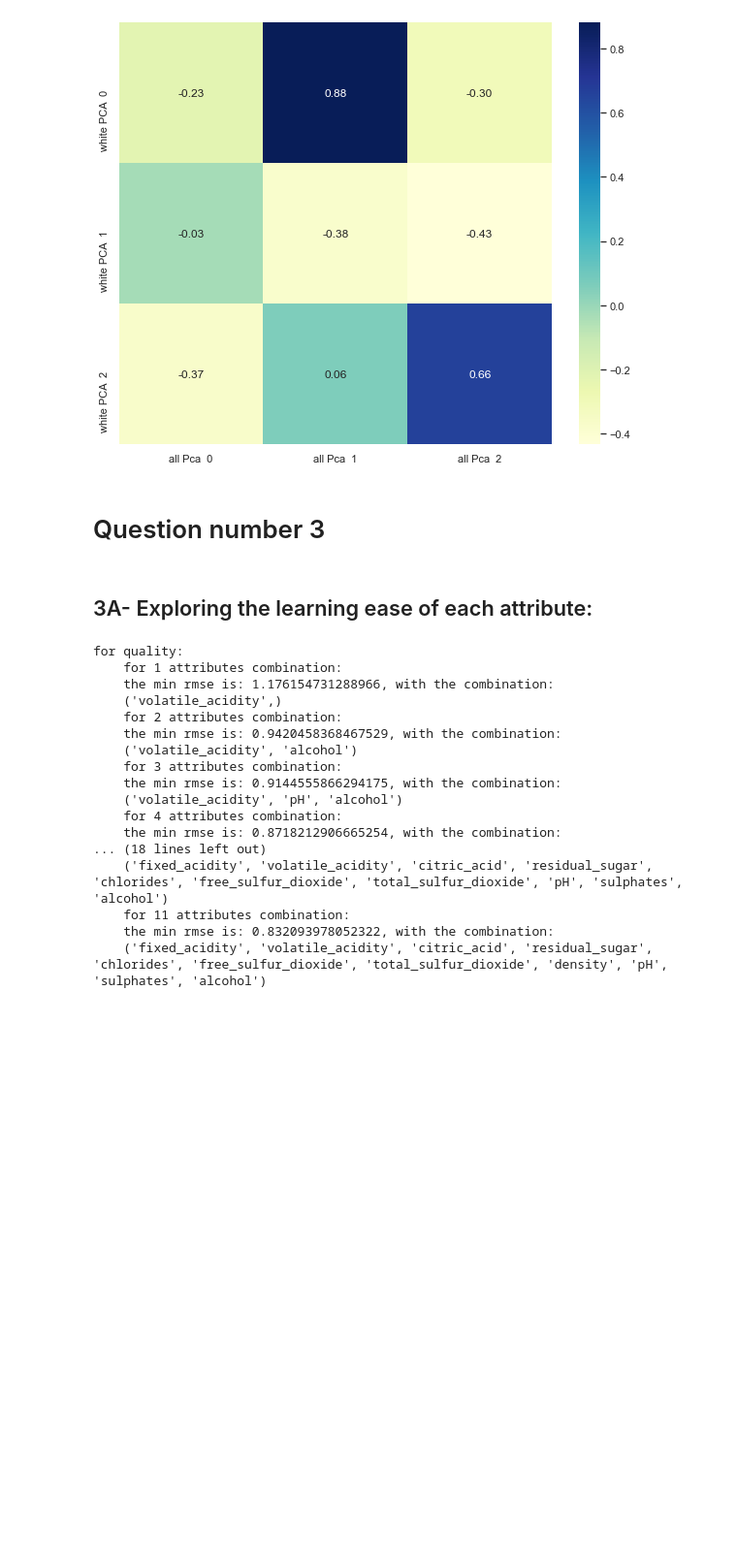
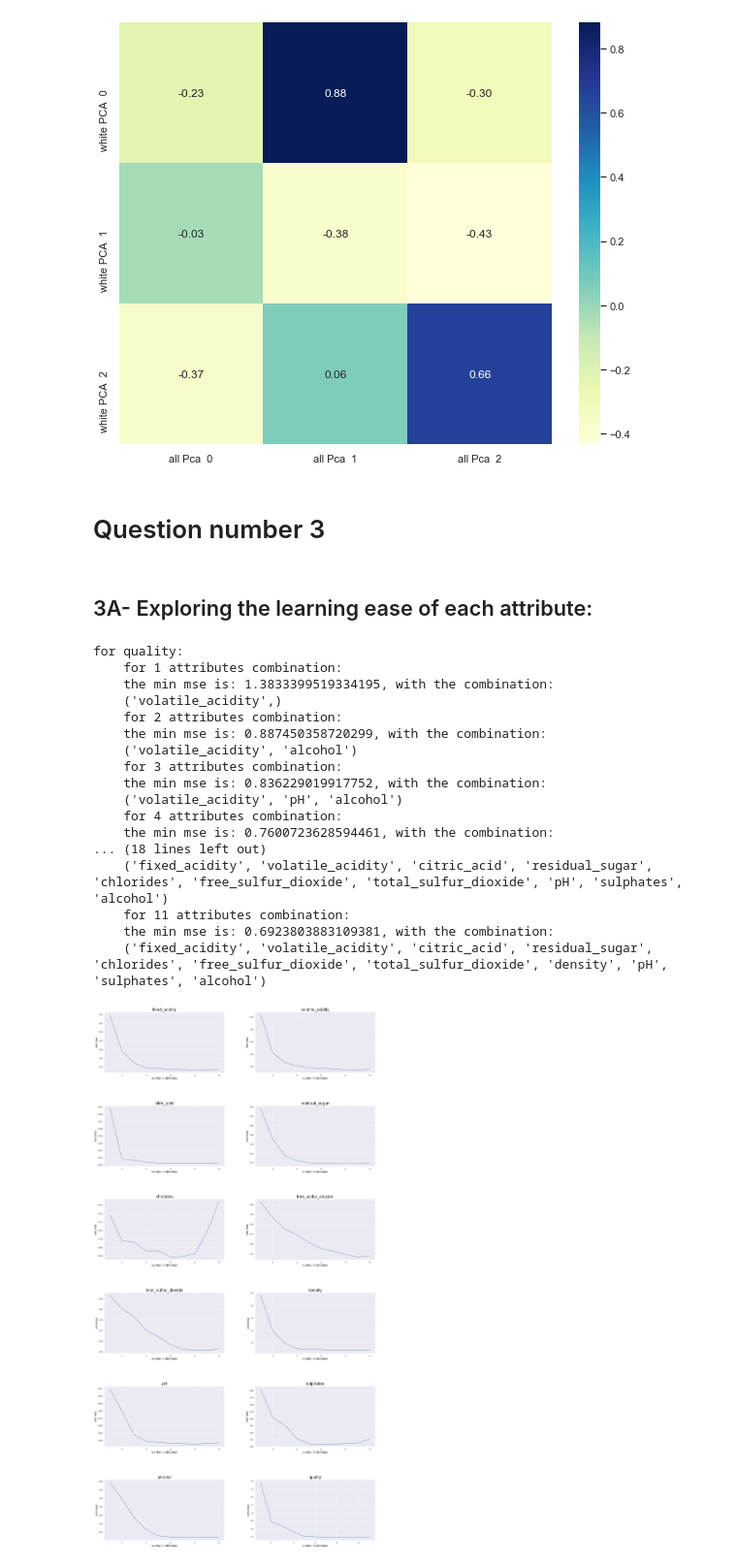
Before and after one commit to netanelGinish/AI_Introduction, a Jupyter notebook: Main Notebook.ipynb, the cells around one changed output. Shown at 97% size. Drawn from its saved outputs; the diff is of its cells as text; code cells hidden in the pictures; blank space fills up the shorter version.

```diff
--- a/Main Notebook.ipynb
+++ b/Main Notebook.ipynb
@@ -800,27 +826,27 @@ plt.show()
 ## 3A- Exploring the learning ease of each attribute:
 # %%
 class Combination:
-    def __init__(self, att_comb, rmse):
+    def __init__(self, att_comb, mse):
         self.att_comb = att_comb
-        self.rmse = rmse
+        self.mse = mse
 
     def get_att_comb(self):
         return self.att_comb
 
-    def get_rmse(self):
-        return self.rmse
+    def get_mse(self):
+        return self.mse
 
     def get_number_of_atributes(self):
         return len(self.att_comb)
 
 
-def calc_lin_reg_rmse(X, combination, attribute_df) -> float:
+def calc_lin_reg_mse(X, combination, attribute_df) -> float:
     X_train, X_test, attribute_train, attribute_test = train_test_split(X[[col for col in combination]],
                                                                         attribute_df, test_size=0.18, random_state=42)
     reg = LinearRegression().fit(X_train, attribute_train)
     attribute_pred = reg.predict(X_test)
 
-    return mean_squared_error(attribute_test, attribute_pred) ** 0.5
+    return mean_squared_error(attribute_test, attribute_pred)
 
 
 def open_tuple_with_dict(dictionary, tup):
@@ -829,7 +855,7 @@ def open_tuple_with_dict(dictionary, tup):
 # %%
 
 
-# # Linear regresion RMSE of attribute,
+# # Linear regresion MSE of attribute,
 # # depending on the number of attributes used in the learning process
 
 attribute_combinations_list = []
@@ -844,15 +870,15 @@ for attribute in X.columns.tolist():
     current_X.columns = range(10)
     combinations_list = []
     for i in range(10):
-        min_rmse = float('inf')
+        min_mse = float('inf')
         min_combination = ()
         for combination in combinations(range(10), i + 1):
-            lin_reg_calc = calc_lin_reg_rmse(current_X, combination, attribute_df)
-            if lin_reg_calc < min_rmse:
-                min_rmse = lin_reg_calc
+            lin_reg_calc = calc_lin_reg_mse(current_X, combination, attribute_df)
+            if lin_reg_calc < min_mse:
+                min_mse = lin_reg_calc
                 min_combination = combination
         min_combination = open_tuple_with_dict(attributes_dict, min_combination)
-        combinations_list.append(Combination(min_combination, min_rmse))
+        combinations_list.append(Combination(min_combination, min_mse))
     attribute_combinations_list.append((attribute, combinations_list))
 
 attribute = 'quality'
@@ -865,64 +891,65 @@ for i in range(11):
 current_X.columns = range(11)
 combinations_list = []
 for i in range(11):
-    min_rmse = float('inf')
+    min_mse = float('inf')
     min_combination = ()
     for combination in combinations(range(11), i + 1):
-        lin_reg_calc = calc_lin_reg_rmse(current_X, combination, attribute_df)
-        if lin_reg_calc < min_rmse:
-            min_rmse = lin_reg_calc
+        lin_reg_calc = calc_lin_reg_mse(current_X, combination, attribute_df)
+        if lin_reg_calc < min_mse:
+            min_mse = lin_reg_calc
             min_combination = combination
     min_combination = open_tuple_with_dict(attributes_dict, min_combination)
-    combinations_list.append(Combination(min_combination, min_rmse))
+    combinations_list.append(Combination(min_combination, min_mse))
 attribute_combinations_list.append((attribute, combinations_list))
 
 fig, axs = plt.subplots(6, 2, figsize=(25, 45))
 for attribute in range(len(X.columns.tolist())):
     xs = [i + 1 for i in range(10)]
-    ys = [comb.get_rmse() for comb in attribute_combinations_list[attribute][1]]
+    ys = [comb.get_mse() for comb in attribute_combinations_list[attribute][1]]
     axs[int(attribute / 2), int(attribute % 2)].set_xlabel('number of attributes', fontsize=16)
-    axs[int(attribute / 2), int(attribute % 2)].set_ylabel('min rmse', fontsize=16)
+    axs[int(attribute / 2), int(attribute % 2)].set_ylabel('min mse', fontsize=16)
     #     axs[int(attribute / 2), int(attribute % 2)].axhline(0, lw=0.5, color='black')
     #     axs[int(attribute / 2), int(attribute % 2)].axvline(0, lw=0.5, color='black')
     axs[int(attribute / 2), int(attribute % 2)].set_title(attribute_combinations_list[attribute][0], fontsize=24)
     axs[int(attribute / 2), int(attribute % 2)].plot(xs, ys)
 # quality:
 attribute = 11
 xs = [i + 1 for i in range(11)]
-ys = [comb.get_rmse() for comb in attribute_combinations_list[attribute][1]]
+ys = [comb.get_mse() for comb in attribute_combinations_list[attribute][1]]
 axs[int(attribute / 2), int(attribute % 2)].set_xlabel('number of attributes', fontsize=16)
-axs[int(attribute / 2), int(attribute % 2)].set_ylabel('min rmse', fontsize=16)
+axs[int(attribute / 2), int(attribute % 2)].set_ylabel('min mse', fontsize=16)
 #     axs[int(attribute / 2), int(attribute % 2)].axhline(0, lw=0.5, color='black')
 #     axs[int(attribute / 2), int(attribute % 2)].axvline(0, lw=0.5, color='black')
 axs[int(attribute / 2), int(attribute % 2)].set_title(attribute_combinations_list[attribute][0], fontsize=24)
 axs[int(attribute / 2), int(attribute % 2)].plot(xs, ys)
 ##
 fig.tight_layout(pad=10.0)
 
 i = 11
 print('for ' + data.columns.tolist()[i] + ':')
 for comb in attribute_combinations_list[i][1]:
     print('    for ' + str(comb.get_number_of_atributes()) + ' attributes combination: ')
-    print('    the min rmse is: ' + str(comb.get_rmse()) + ', with the combination: ')
+    print('    the min mse is: ' + str(comb.get_mse()) + ', with the combination: ')
     print('    ' + str(comb.get_att_comb()))
 # %% [output]
 for quality:
     for 1 attributes combination:
-    the min rmse is: 1.176154731288966, with the combination:
+    the min mse is: 1.3833399519334195, with the combination:
     ('volatile_acidity',)
     for 2 attributes combination:
-    the min rmse is: 0.9420458368467529, with the combination:
+    the min mse is: 0.887450358720299, with the combination:
     ('volatile_acidity', 'alcohol')
     for 3 attributes combination:
-    the min rmse is: 0.9144555866294175, with the combination:
+    the min mse is: 0.836229019917752, with the combination:
     ('volatile_acidity', 'pH', 'alcohol')
     for 4 attributes combination:
-    the min rmse is: 0.8718212906665254, with the combination:
+    the min mse is: 0.7600723628594461, with the combination:
 ... (18 lines left out)
     ('fixed_acidity', 'volatile_acidity', 'citric_acid', 'residual_sugar', 'chlorides', 'free_sulfur_dioxide', 'total_sulfur_dioxide', 'pH', 'sulphates', 'alcohol')
     for 11 attributes combination:
-    the min rmse is: 0.832093978052322, with the combination:
+    the min mse is: 0.6923803883109381, with the combination:
     ('fixed_acidity', 'volatile_acidity', 'citric_acid', 'residual_sugar', 'chlorides', 'free_sulfur_dioxide', 'total_sulfur_dioxide', 'density', 'pH', 'sulphates', 'alcohol')
+[figure, added]
 # %%
 
 # # 3B- Optimal result for the attributes learning
```
Also changed, not shown: parts of 34 cells of this notebook.
